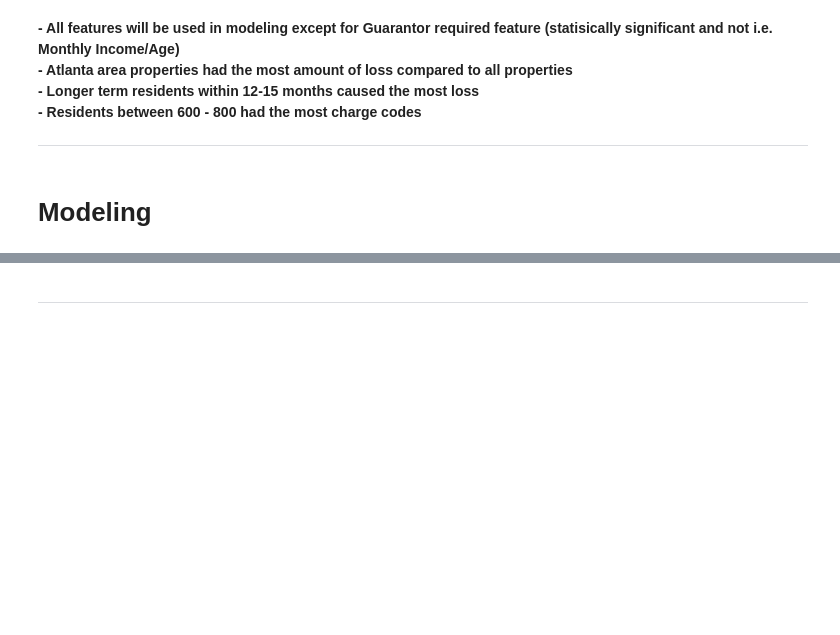
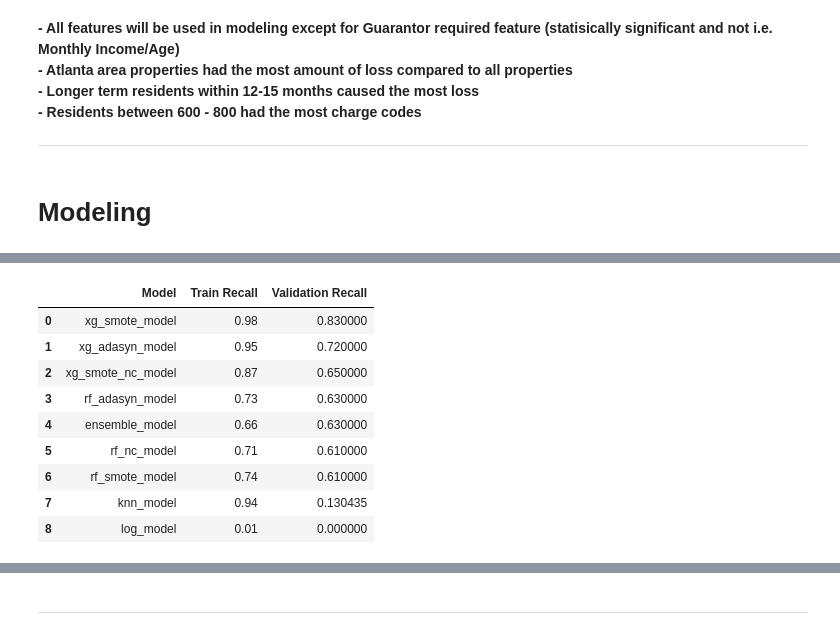
Before and after one commit to Project-DANE/DANE, a Jupyter notebook: final_notebook.ipynb, the cells around one changed output, grey strips where cells are left out. Cells and saved outputs as stored; diff of their text form; code cells hidden in the pictures; blank space fills up the shorter version.

```diff
--- a/final_notebook.ipynb
+++ b/final_notebook.ipynb
@@ -399,0 +440,13 @@ m.best_models(X_train, y_train, X_validate, y_validate)
+# %%
+df
+# %% [output]
+|  | Model | Train Recall | Validation Recall |
+| 0 | xg_smote_model | 0.98 | 0.830000 |
+| 1 | xg_adasyn_model | 0.95 | 0.720000 |
+| 2 | xg_smote_nc_model | 0.87 | 0.650000 |
+| 3 | rf_adasyn_model | 0.73 | 0.630000 |
+| 4 | ensemble_model | 0.66 | 0.630000 |
+| 5 | rf_nc_model | 0.71 | 0.610000 |
+| 6 | rf_smote_model | 0.74 | 0.610000 |
+| 7 | knn_model | 0.94 | 0.130435 |
+| 8 | log_model | 0.01 | 0.000000 |
```
Also changed, not shown: parts of 24 cells of this notebook, 2 other files.
